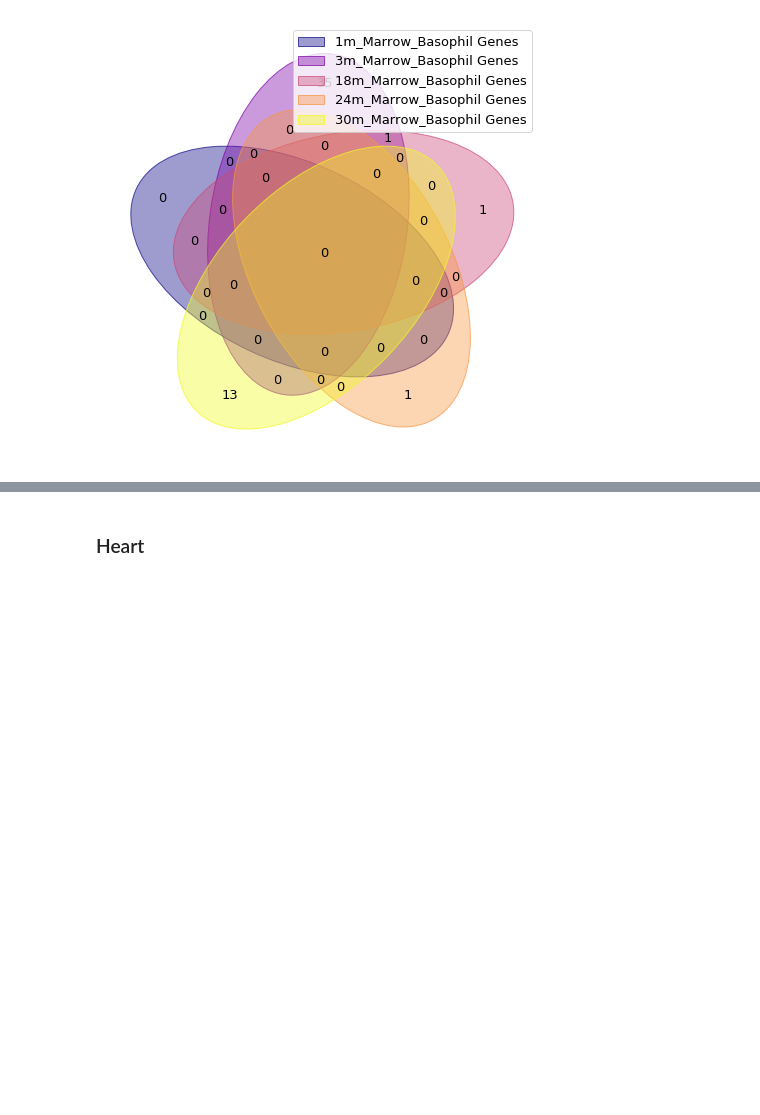
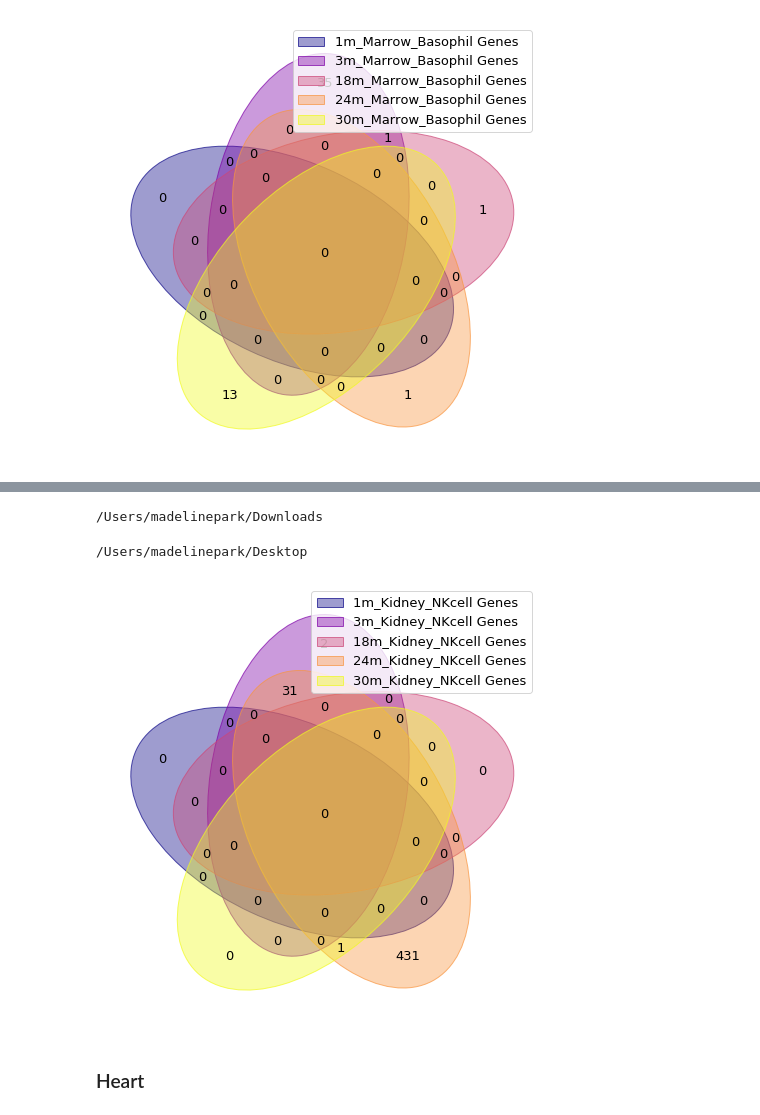
Before and after one commit to czbiohub-sf/scRFE, a Jupyter notebook: scripts/visualization/vennDiagrams.ipynb, the cells around one changed output, grey strips where cells are left out. Drawn from its saved outputs; the diff is of its cells as text; code cells hidden in the pictures; blank space fills up the shorter version.

```diff
--- a/scripts/visualization/vennDiagrams.ipynb
+++ b/scripts/visualization/vennDiagrams.ipynb
@@ -184,3 +305,49 @@ plt.savefig('MarrowDropletBasophilAge.pdf')
+# %%
+cd /Users/madelinepark/downloads
+# %% [output]
+/Users/madelinepark/Downloads
+# %%
+Kidney1m = pd.read_csv('1mKidneydroplet1000tfcelltype.csv')
+Kidney3m = pd.read_csv('3mKidneydroplet1000tfcelltype.csv')
+Kidney18m = pd.read_csv('18mKidneydroplet1000tfcelltype.csv')
+Kidney21m = pd.read_csv('21mKidneydroplet1000tfcelltype.csv')
+Kidney24m = pd.read_csv('24mKidneydroplet1000tfcelltype.csv')
+Kidney30m = pd.read_csv('30mKidneydroplet1000tfcelltype.csv')
+KidneyAllAge = pd.read_csv('Kidneydroplet1000tfcelltype.csv')
+# %%
+# list1 = [11, 5, 17, 18, 23, 50]
+KidneyAllAgeNK = list(set(KidneyAllAge['NK cell']))
+Kidney1mNK = list(set(Kidney1m['NK cell']))
+Kidney3mNK = list(set(Kidney3m['NK cell']))
+Kidney18mNK = list(set(Kidney18m['NK cell']))
+Kidney21mNK = list(set(Kidney21m['NK cell']))
+Kidney24mNK = list(set(Kidney24m['NK cell']))
+Kidney30mNK = list(set(Kidney30m['NK cell']))
+
+Kidney1mNK = [ele for ele in Kidney1mNK if ele not in KidneyAllAgeNK]
+Kidney3mNK = [ele for ele in Kidney3mNK if ele not in KidneyAllAgeNK]
+Kidney18mNK = [ele for ele in Kidney18mNK if ele not in KidneyAllAgeNK]
+Kidney21mNK = [ele for ele in Kidney21mNK if ele not in KidneyAllAgeNK]
+Kidney24mNK = [ele for ele in Kidney24mNK if ele not in KidneyAllAgeNK]
+Kidney30mNK = [ele for ele in Kidney30mNK if ele not in KidneyAllAgeNK]
+# %%
+KidneyDropletNK = {
+    '1m_Kidney_NKcell Genes' : set(Kidney1mNK),
+    '3m_Kidney_NKcell Genes' : set(Kidney3mNK),
+    '18m_Kidney_NKcell Genes' : set(Kidney18mNK),
+#     '21m_Kidney_NKcell Genes' : set(Kidney21mNK),
+    '24m_Kidney_NKcell Genes' : set(Kidney24mNK),
+    '30m_Kidney_NKcell Genes' : set(Kidney30mNK)
+}
+# %%
+cd /Users/madelinepark/desktop
+# %% [output]
+/Users/madelinepark/Desktop
+# %%
+venn (KidneyDropletNK, cmap = 'plasma')
+plt.savefig('KidneyDropletNkcellAge.pdf')
+# %% [output]
+[figure, added]
 # %% [markdown]
 ### Heart
 # %%
```
Also changed, not shown: parts of 6 cells of this notebook, 6 other files.
